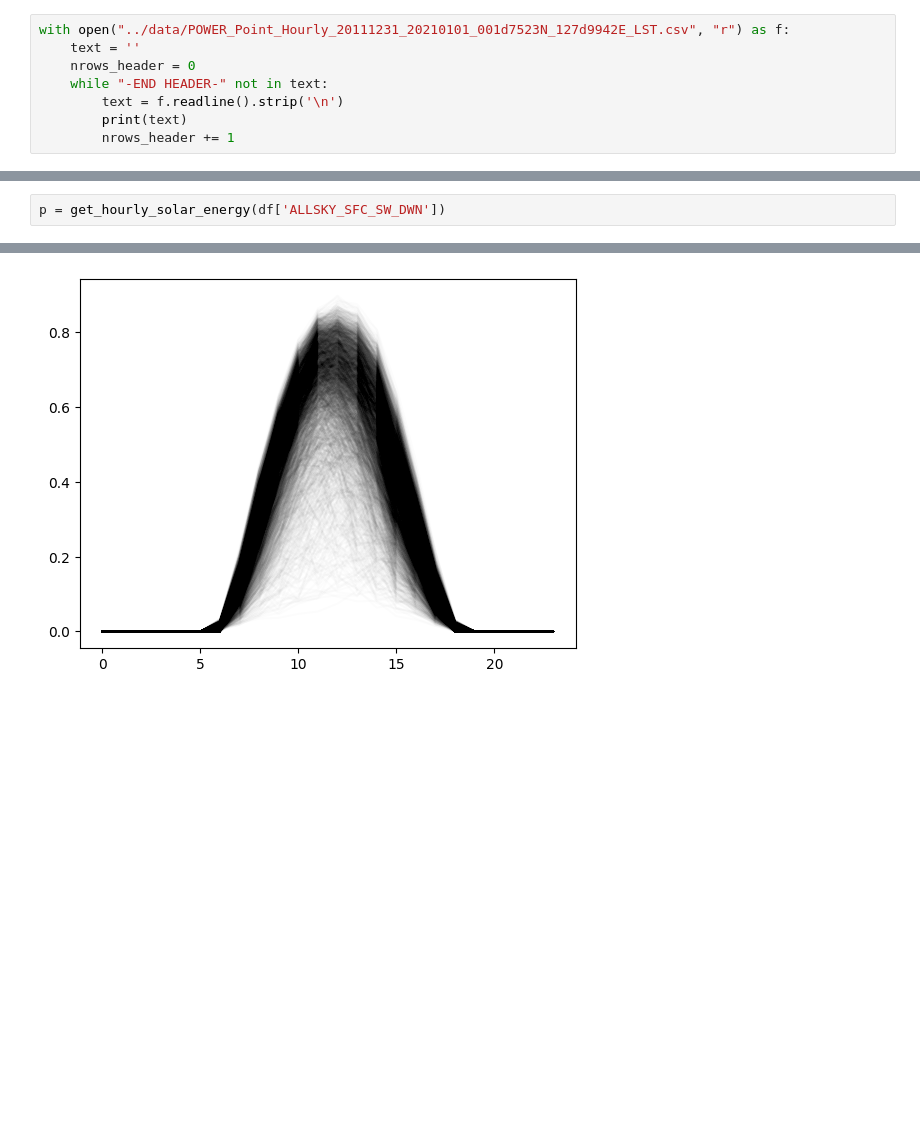
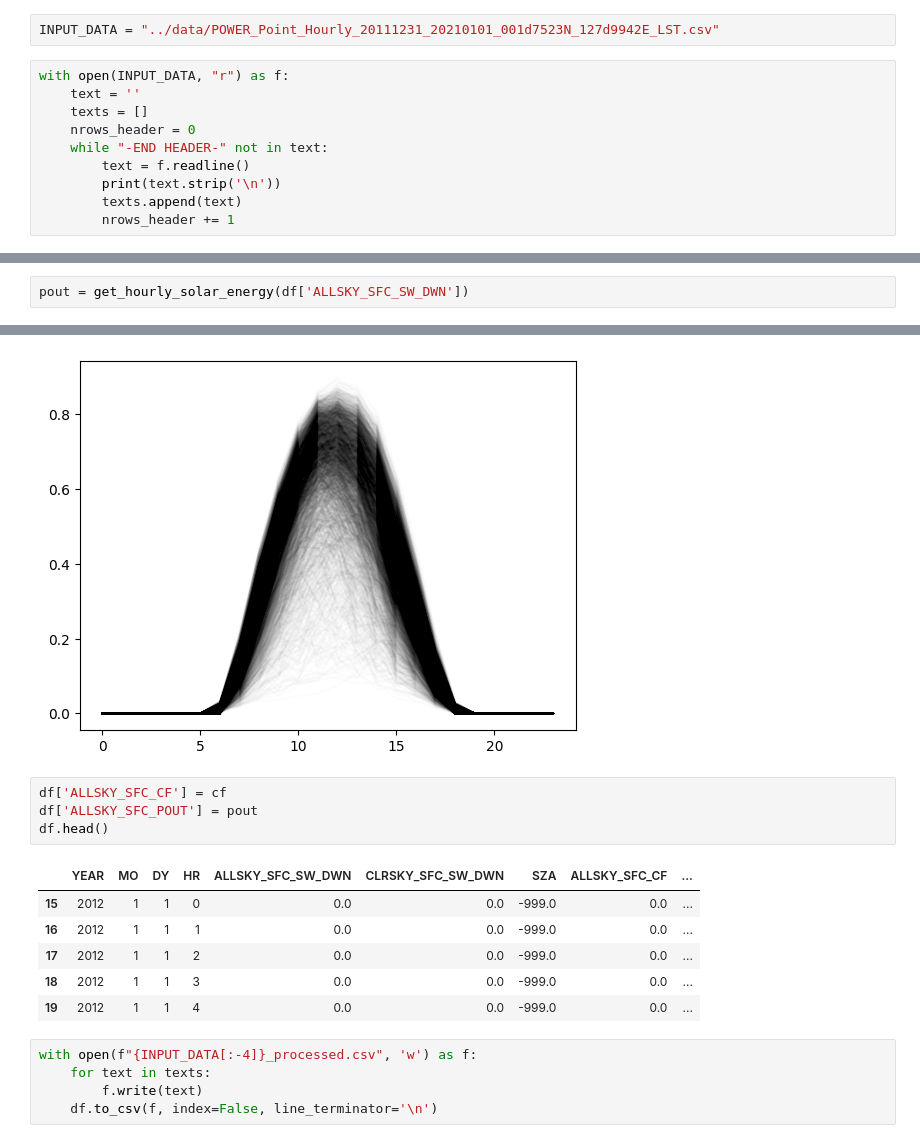
Before and after one commit to yasirroni/variable-renewable-energy-process, a Jupyter notebook: notebooks/GHI_to_cf.ipynb, the cells around one changed output, grey strips where cells are left out. Saved outputs shown, nothing was run; the diff lists cells and outputs as text; blank space fills up the shorter version.

```diff
--- a/notebooks/GHI_to_cf.ipynb
+++ b/notebooks/GHI_to_cf.ipynb
@@ -1,13 +1,17 @@
 # %%
 import pandas as pd
 from matplotlib import pyplot as plt
+# %%
+INPUT_DATA = "../data/POWER_Point_Hourly_20111231_20210101_001d7523N_127d9942E_LST.csv"
 # %%
-with open("../data/POWER_Point_Hourly_20111231_20210101_001d7523N_127d9942E_LST.csv", "r") as f:
+with open(INPUT_DATA, "r") as f:
     text = ''
+    texts = []
     nrows_header = 0
     while "-END HEADER-" not in text:
-        text = f.readline().strip('\n')
-        print(text)
+        text = f.readline()
+        print(text.strip('\n'))
+        texts.append(text)
         nrows_header += 1
 # %% [output]
 -BEGIN HEADER-
@@ -59,5 +63,5 @@ def get_hourly_solar_energy(GHI, A=1.63350, r=0.159, miu=0.9):
     """
     return A * r * GHI * miu
 # %%
-p = get_hourly_solar_energy(df['ALLSKY_SFC_SW_DWN'])
+pout = get_hourly_solar_energy(df['ALLSKY_SFC_SW_DWN'])
 # %%
@@ -72,3 +76,19 @@ plt.plot(cf.values.reshape(-1, 24).T, 'k-', alpha=0.01)
 plt.show()
 # %% [output]
 [figure]
+# %%
+df['ALLSKY_SFC_CF'] = cf
+df['ALLSKY_SFC_POUT'] = pout
+df.head()
+# %% [output]
+|  | YEAR | MO | DY | HR | ALLSKY_SFC_SW_DWN | CLRSKY_SFC_SW_DWN | SZA | ALLSKY_SFC_CF | ... |
+| 15 | 2012 | 1 | 1 | 0 | 0.0 | 0.0 | -999.0 | 0.0 | ... |
+| 16 | 2012 | 1 | 1 | 1 | 0.0 | 0.0 | -999.0 | 0.0 | ... |
+| 17 | 2012 | 1 | 1 | 2 | 0.0 | 0.0 | -999.0 | 0.0 | ... |
+| 18 | 2012 | 1 | 1 | 3 | 0.0 | 0.0 | -999.0 | 0.0 | ... |
+| 19 | 2012 | 1 | 1 | 4 | 0.0 | 0.0 | -999.0 | 0.0 | ... |
+# %%
+with open(f"{INPUT_DATA[:-4]}_processed.csv", 'w') as f:
+    for text in texts:
+        f.write(text)
+    df.to_csv(f, index=False, line_terminator='\n')
```
Also changed, not shown: parts of 1 cell of this notebook, 1 other file.
